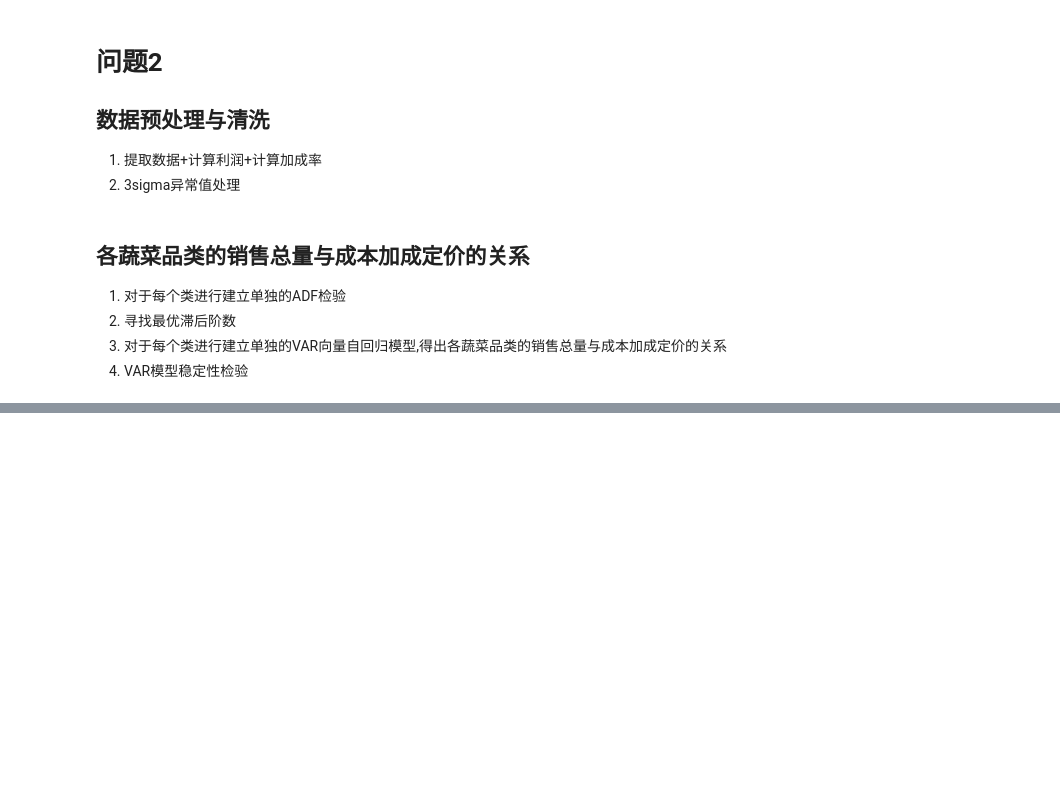
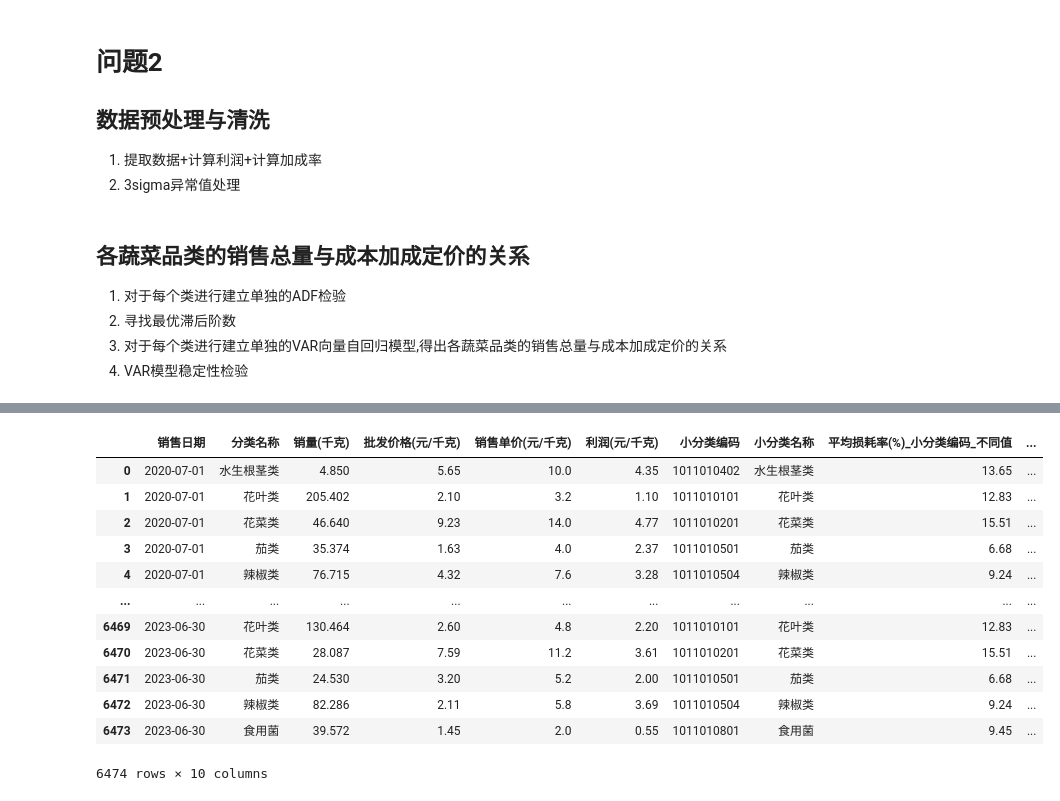
Before and after one commit to AllenYGY/CUMCM, a Jupyter notebook: 问题二/Q2.ipynb, the cells around one changed output, grey strips where cells are left out. Cells and saved outputs as stored; diff of their text form; code cells hidden in the pictures; blank space fills up the shorter version.

```diff
--- a/问题二/Q2.ipynb
+++ b/问题二/Q2.ipynb
@@ -30,0 +31,20 @@ $$利润=销量*(售价-批发)\space\space\space\space\space\space\space\space(
+# %%
+
+# 从Excel文件读取数据
+data = pd.read_excel('Q2.xlsx')
+groups=data.groupby("分类名称")
+data
+# %% [output]
+|  | 销售日期 | 分类名称 | 销量(千克) | 批发价格(元/千克) | 销售单价(元/千克) | 利润(元/千克) | 小分类编码 | 小分类名称 | 平均损耗率(%)_小分类编码_不同值 | ... |
+| 0 | 2020-07-01 | 水生根茎类 | 4.850 | 5.65 | 10.0 | 4.35 | 1011010402 | 水生根茎类 | 13.65 | ... |
+| 1 | 2020-07-01 | 花叶类 | 205.402 | 2.10 | 3.2 | 1.10 | 1011010101 | 花叶类 | 12.83 | ... |
+| 2 | 2020-07-01 | 花菜类 | 46.640 | 9.23 | 14.0 | 4.77 | 1011010201 | 花菜类 | 15.51 | ... |
+| 3 | 2020-07-01 | 茄类 | 35.374 | 1.63 | 4.0 | 2.37 | 1011010501 | 茄类 | 6.68 | ... |
+| 4 | 2020-07-01 | 辣椒类 | 76.715 | 4.32 | 7.6 | 3.28 | 1011010504 | 辣椒类 | 9.24 | ... |
+| ... | ... | ... | ... | ... | ... | ... | ... | ... | ... | ... |
+| 6469 | 2023-06-30 | 花叶类 | 130.464 | 2.60 | 4.8 | 2.20 | 1011010101 | 花叶类 | 12.83 | ... |
+| 6470 | 2023-06-30 | 花菜类 | 28.087 | 7.59 | 11.2 | 3.61 | 1011010201 | 花菜类 | 15.51 | ... |
+| 6471 | 2023-06-30 | 茄类 | 24.530 | 3.20 | 5.2 | 2.00 | 1011010501 | 茄类 | 6.68 | ... |
+| 6472 | 2023-06-30 | 辣椒类 | 82.286 | 2.11 | 5.8 | 3.69 | 1011010504 | 辣椒类 | 9.24 | ... |
+| 6473 | 2023-06-30 | 食用菌 | 39.572 | 1.45 | 2.0 | 0.55 | 1011010801 | 食用菌 | 9.45 | ... |
+6474 rows × 10 columns
```
Also changed, not shown: parts of 11 cells of this notebook, 9 other files.
